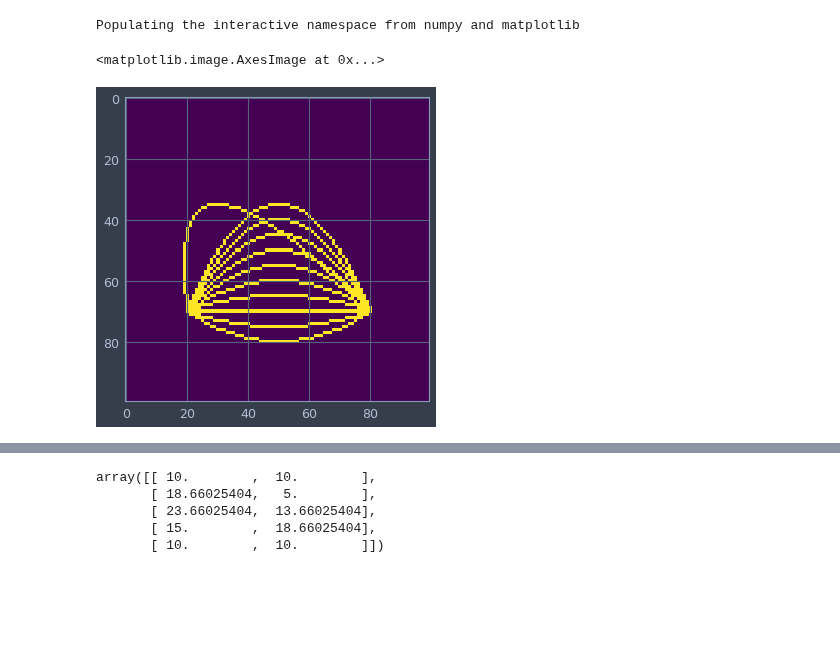
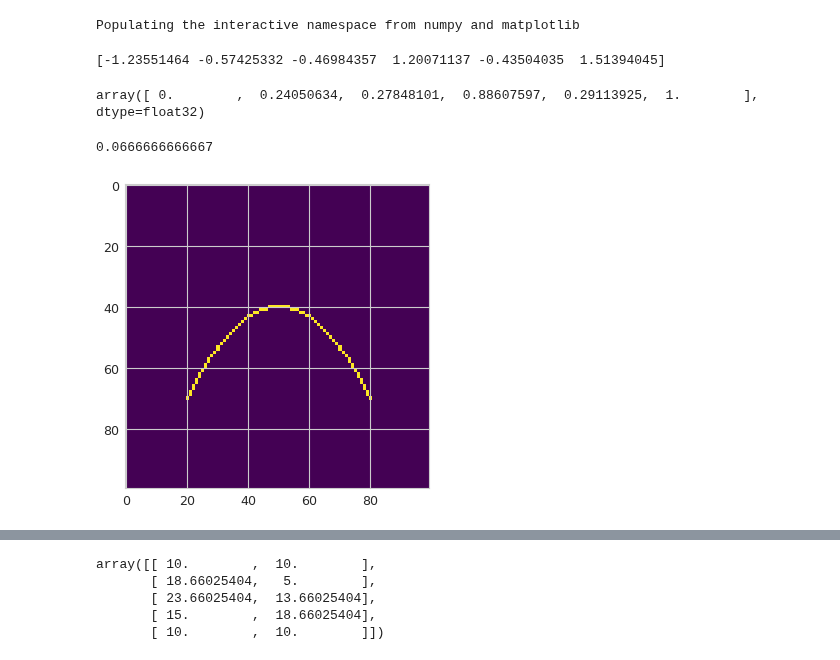
Before and after one commit to Rhoana/perception, a Jupyter notebook: IPY/Figure1_Curvature_Datasets.ipynb, the cells around one changed output, grey strips where cells are left out. Drawn from its saved outputs; the diff is of its cells as text; code cells hidden in the pictures; blank space fills up the shorter version.

```diff
--- a/IPY/Figure1_Curvature_Datasets.ipynb
+++ b/IPY/Figure1_Curvature_Datasets.ipynb
@@ -29,6 +19,0 @@ rr, cc = skimage.draw.bezier_curve(start[0], start[1], mid[0], mid[1], end[0], e
-# %%
-img[rr, cc] = 1
-imshow(img)
-# %% [output]
-<matplotlib.image.AxesImage at 0x...>
-[figure, removed]
@@ -34,0 +22,32 @@ imshow(img)
+# %%
+labels = np.array([1, 20, 23, 71, 24, 80], dtype=np.float32)
+print preprocessing.scale(labels, with_std=True, with_mean=True)
+# %% [output]
+[-1.23551464 -0.57425332 -0.46984357  1.20071137 -0.43504035  1.51394045]
+# %%
+X = labels
+(X - X.min()) / (X.max() - X.min())
+# %% [output]
+array([ 0.        ,  0.24050634,  0.27848101,  0.88607597,  0.29113925,  1.        ], dtype=float32)
+# %%
+import skimage.draw
+img = np.zeros((100,100), dtype=np.bool)
+start = (70,20)
+mid = (10, 50)
+end = (70,80)
+rr, cc = skimage.draw.bezier_curve(start[0], start[1], mid[0], mid[1], end[0], end[1], 1)
+img[rr, cc] = 1
+imshow(img)
+t = 0.5
+
+P10 = (mid[0] - start[0], mid[1] - start[1])
+P21 = (end[0] - mid[0], end[1] - mid[1])
+dBt_x = 2*(1-t)*P10[1] + 2*t*P21[1]
+dBt_y = 2*(1-t)*P10[0] + 2*t*P21[0]
+dBt2_x = 2*(end[1] - 2*mid[1] + start[1])
+dBt2_y = 2*(end[0] - 2*mid[0] + start[0])
+curvature = np.abs((dBt_x*dBt2_y - dBt_y*dBt2_x) / ((dBt_x**2 + dBt_y**2)**(3/2.)))
+print curvature
+# %% [output]
+0.0666666666667
+[figure, added]
```
Also changed, not shown: parts of 11 cells of this notebook, 10 other files.
